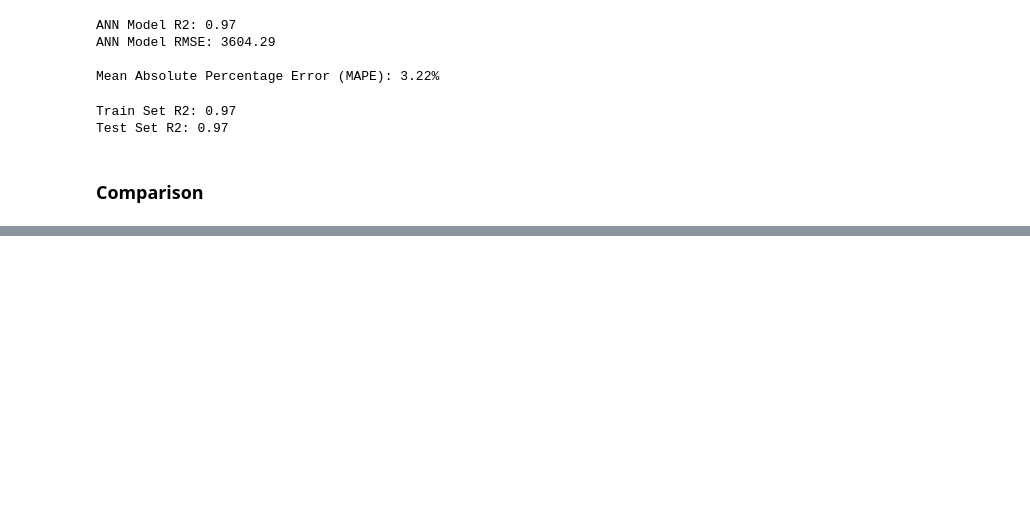
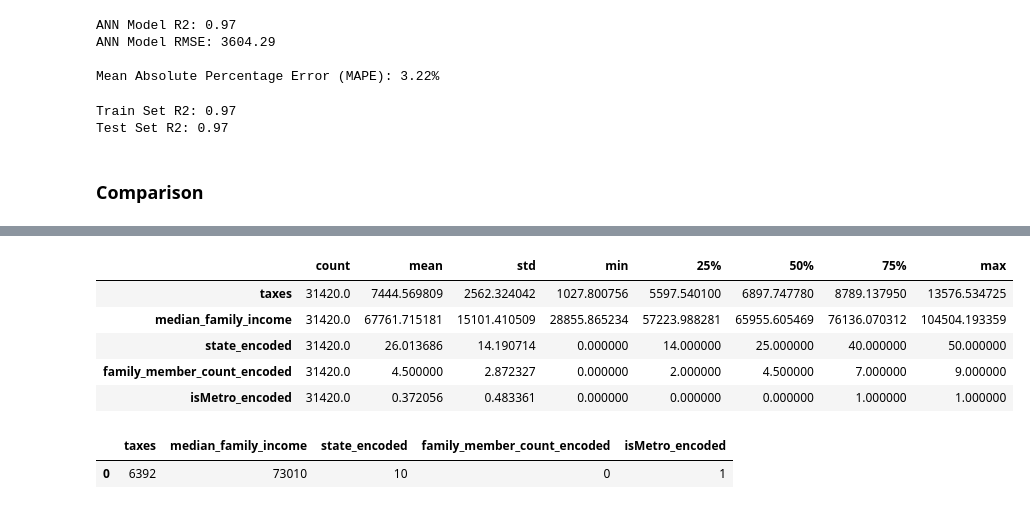
Before and after one commit to ayberkozcan/regression-exercises, a Jupyter notebook: Analyzing Cost of Living/analyzing_cost_of_living.ipynb, the cells around one changed output, grey strips where cells are left out. Cells and saved outputs as stored; diff of their text form; code cells hidden in the pictures; blank space fills up the shorter version.

Commit message:
Predictions and Dashboard

```diff
--- a/Analyzing Cost of Living/analyzing_cost_of_living.ipynb
+++ b/Analyzing Cost of Living/analyzing_cost_of_living.ipynb
@@ -841,0 +853,4 @@ comparison_df
+# %%
+df = df.drop(columns=["total_cost", "housing_cost", "food_cost", "transportation_cost", "healthcare_cost", "other_necessities_cost", "childcare_cost"])
+
+df.head()
@@ -841,0 +864,9 @@ comparison_df
+# %%
+df.describe().T
+# %% [output]
+|  | count | mean | std | min | 25% | 50% | 75% | max |
+| taxes | 31420.0 | 7444.569809 | 2562.324042 | 1027.800756 | 5597.540100 | 6897.747780 | 8789.137950 | 13576.534725 |
+| median_family_income | 31420.0 | 67761.715181 | 15101.410509 | 28855.865234 | 57223.988281 | 65955.605469 | 76136.070312 | 104504.193359 |
+| state_encoded | 31420.0 | 26.013686 | 14.190714 | 0.000000 | 14.000000 | 25.000000 | 40.000000 | 50.000000 |
+| family_member_count_encoded | 31420.0 | 4.500000 | 2.872327 | 0.000000 | 2.000000 | 4.500000 | 7.000000 | 9.000000 |
+| isMetro_encoded | 31420.0 | 0.372056 | 0.483361 | 0.000000 | 0.000000 | 0.000000 | 1.000000 | 1.000000 |
@@ -841,0 +883,5 @@ comparison_df
+# %%
+predict_df.head()
+# %% [output]
+|  | taxes | median_family_income | state_encoded | family_member_count_encoded | isMetro_encoded |
+| 0 | 6392 | 73010 | 10 | 0 | 1 |
```
Also changed, not shown: parts of 14 cells of this notebook.
